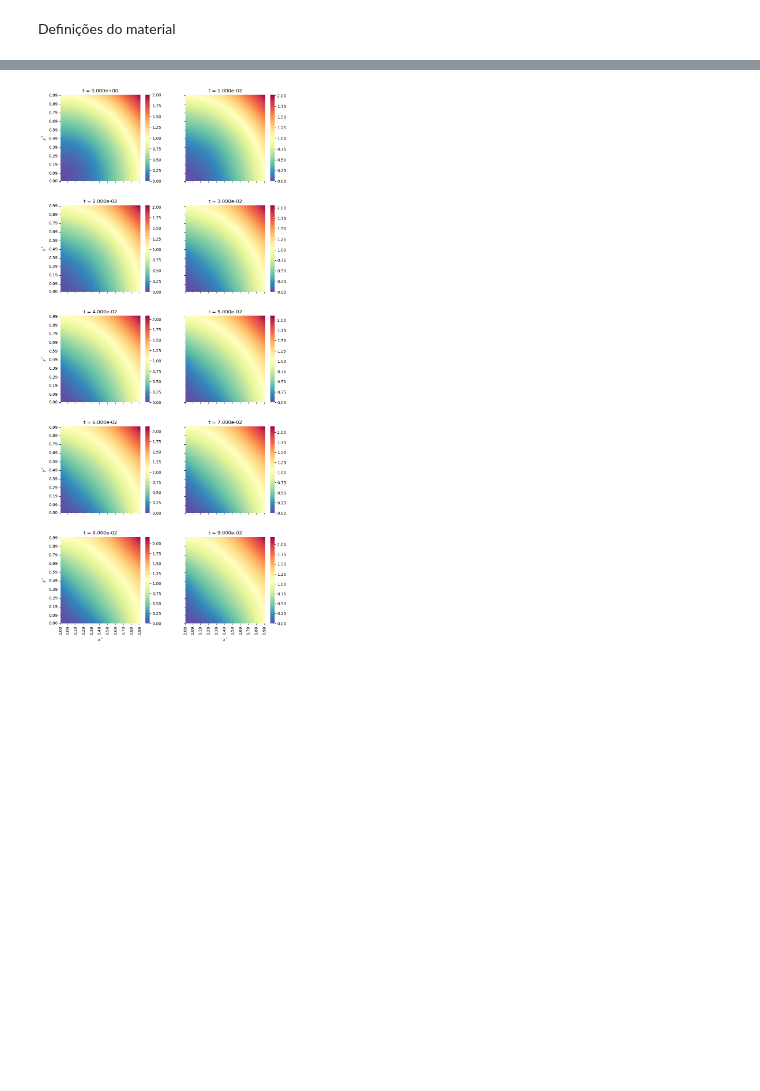
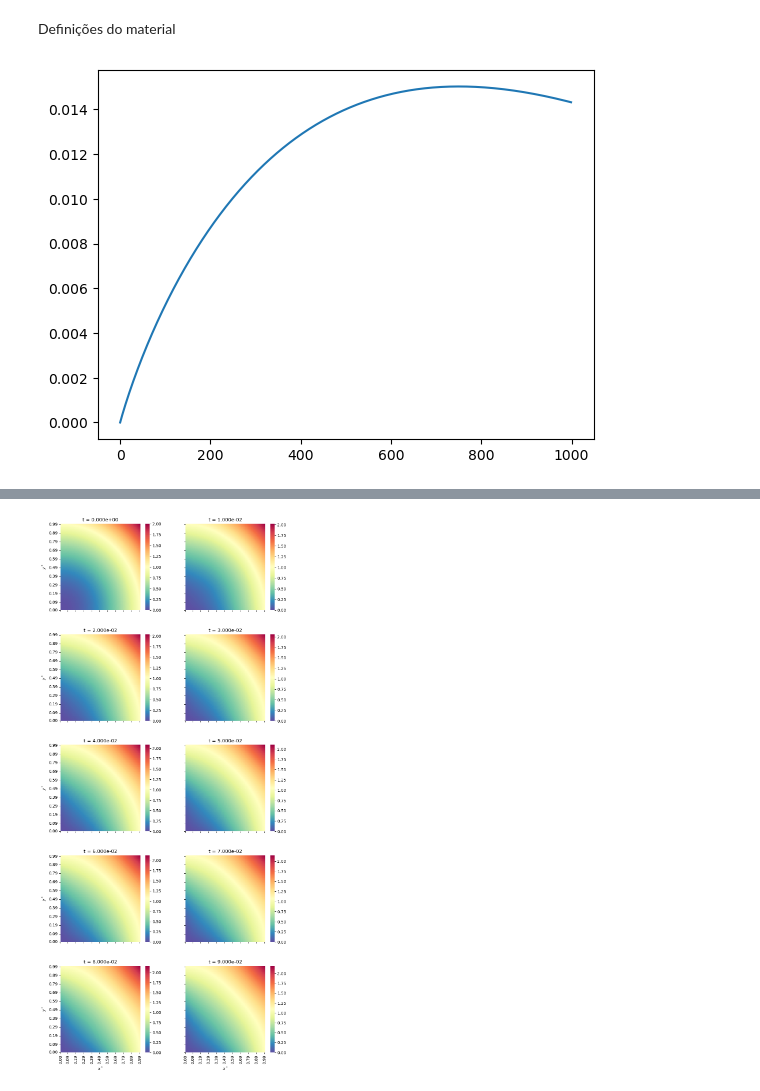
Before and after one commit to ThyCap/Transcal2, a Jupyter notebook: Transient_2D_FEM.ipynb, the cells around one changed output, grey strips where cells are left out. Saved outputs shown, nothing was run; the diff lists cells and outputs as text; code cells hidden in the pictures; blank space fills up the shorter version.

```diff
--- a/Transient_2D_FEM.ipynb
+++ b/Transient_2D_FEM.ipynb
@@ -31,11 +37,6 @@ Q = lambda x, y, t: ((4 + alpha*(x*x + y*y))*np.exp(-t))*rho*cv
 # %%
 # Time discretization
 beta = 1
-# %%
-# Boundary conditions
-# Tcc = lambda x, y, t: x*x + y*y + np.exp(t)
-Tcc = lambda x, y, t: (x*x + y*y)*np.exp(t)
-# Tcc = lambda x, y, t: 1
 # %%
 X = np.linspace(0, Lx, Nx, dtype = float)
 Y = np.linspace(0, Ly, Ny, dtype = float)
@@ -133,3 +134,14 @@ for i in range(1, Nt):
         b[j] = Tcc(X[j], Y[j], t)
 
     T_vec[i] = Ainv@b
+# %%
+expected_T = np.array([[Tcc(X[i], Y[i], T[j]) for i in range(Npoints)] for j in range(Nt)])
+# %%
+error = abs(T_vec - expected_T)
+# %%
+error_MSE = [np.sqrt(sum(elem**2)/Npoints) for elem in error]
+# %%
+plt.plot(error_MSE)
+plt.show()
+# %% [output]
+[figure, added]
```
Also changed, not shown: parts of 4 cells of this notebook, 6 other files.
